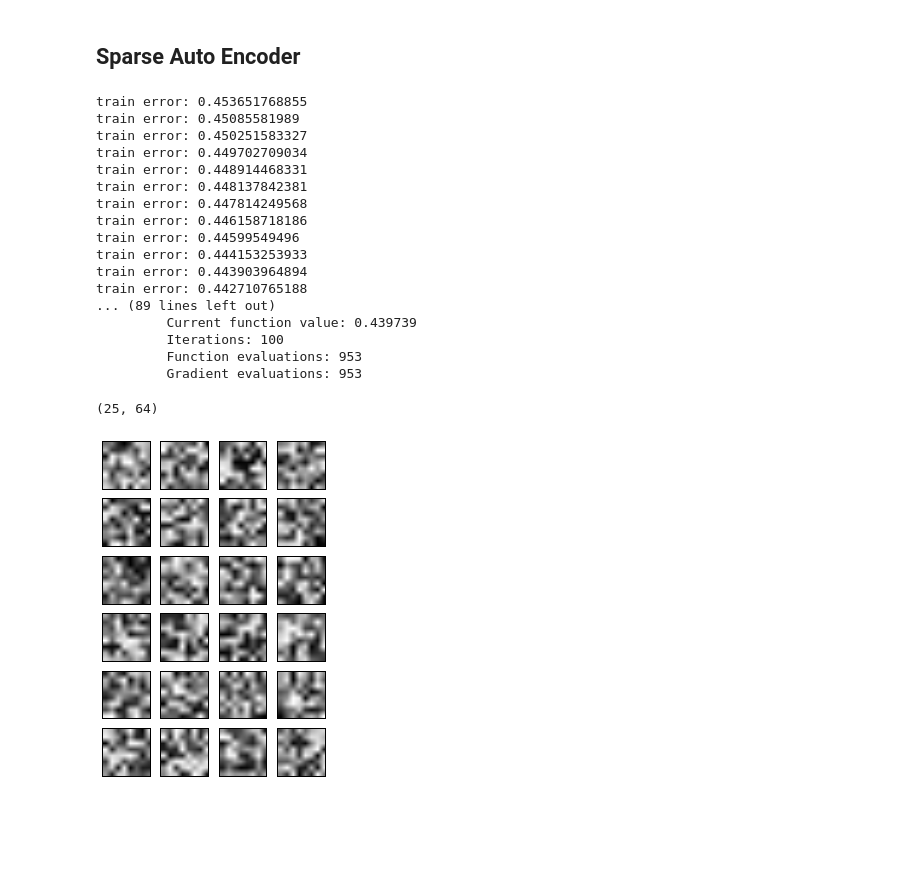
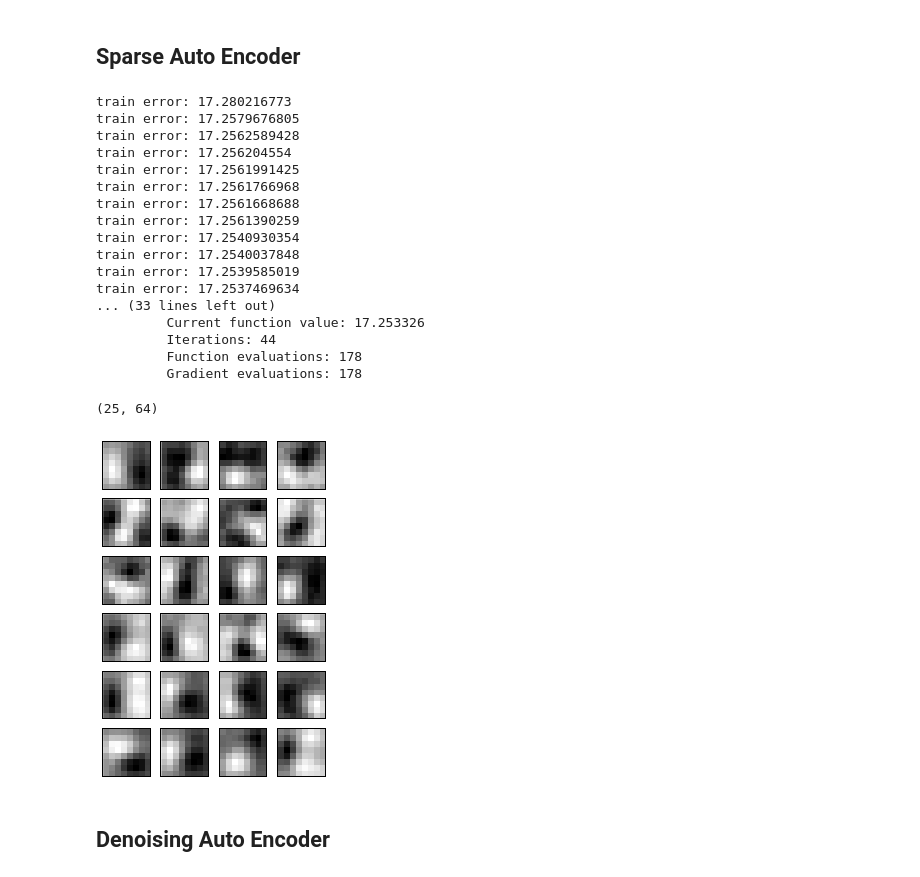
Before and after one commit to dolaameng/tutorials, a Jupyter notebook: ml-tutorials/BASIC_UFLDL_autoencoder.ipynb, the cells around one changed output. Cells and saved outputs as stored; diff of their text form; code cells hidden in the pictures; blank space fills up the shorter version.

```diff
--- a/ml-tutorials/BASIC_UFLDL_autoencoder.ipynb
+++ b/ml-tutorials/BASIC_UFLDL_autoencoder.ipynb
@@ -64,8 +64,8 @@ import theano
 import theano.tensor as T
 # %%
 class SparseAutoEncoder(object):
-    def __init__(self, n_visible, n_hidden, rao = 0.5,
-                     wd_coeff= 0.5, s_coeff = 0.2,
+    def __init__(self, n_visible, n_hidden, rao = 0.01,
+                     wd_coeff= 0.0001, s_coeff = 3,
                     X = None, theta = None):
         """
         Dimension of parameters:
@@ -103,10 +103,10 @@ class SparseAutoEncoder(object):
         ## 1. mean squared error
         ## 2. weigth decay - only on W terms (excluding b terms)
         ## 3. sparsity
-        self.squared_error = T.mean((self.Z - self.X) ** 2)
-        self.weight_decay = T.mean(self.W ** 2)
+        self.squared_error = T.mean(T.sum((self.Z - self.X) ** 2, axis = 1))
+        self.weight_decay = T.sum(self.W ** 2)
         sparsity = T.mean(self.Y, axis = 0) ## it is a vector of n_hidden
-        self.sparsity_penalty = T.mean(self.rao*(np.log(self.rao)-T.log(sparsity)) +
+        self.sparsity_penalty = T.sum(self.rao*(np.log(self.rao)-T.log(sparsity)) +
                                       (1-self.rao)*(np.log(1-self.rao)-T.log(1.-sparsity)))
         self.cost = self.squared_error + self.weight_decay * self.wd_coeff + self.sparsity_penalty * self.s_coeff
         ## gradient
@@ -152,9 +152,10 @@ from scipy import optimize
 
 n_visible = feats.shape[1]
 n_hidden = 25
-n_iters = 100
-theta0 = np.concatenate([np.random.uniform( low = -np.sqrt(6. / (n_visible + n_hidden)),
-                            high = np.sqrt(6. / (n_visible + n_hidden)),
+n_iters = 500
+theta0 = np.concatenate([np.random.uniform(
+                            low = -np.sqrt(6) / np.sqrt(n_visible + n_hidden+1),
+                            high = np.sqrt(6) / np.sqrt(n_visible + n_hidden+1),
                             size = (n_visible * n_hidden, )),
             np.zeros(n_visible),
             np.zeros(n_hidden)])
@@ -169,38 +170,40 @@ best_theta = optimize.fmin_cg(
     maxiter=n_iters,
     callback=callback)
 # %% [output]
-train error: 0.453651768855
-train error: 0.45085581989
-train error: 0.450251583327
-train error: 0.449702709034
-train error: 0.448914468331
-train error: 0.448137842381
-train error: 0.447814249568
-train error: 0.446158718186
-train error: 0.44599549496
-train error: 0.444153253933
-train error: 0.443903964894
-train error: 0.442710765188
-... (89 lines left out)
-         Current function value: 0.439739
-         Iterations: 100
-         Function evaluations: 953
-         Gradient evaluations: 953
+train error: 17.280216773
+train error: 17.2579676805
+train error: 17.2562589428
+train error: 17.256204554
+train error: 17.2561991425
+train error: 17.2561766968
+train error: 17.2561668688
+train error: 17.2561390259
+train error: 17.2540930354
+train error: 17.2540037848
+train error: 17.2539585019
+train error: 17.2537469634
+... (33 lines left out)
+         Current function value: 17.253326
+         Iterations: 44
+         Function evaluations: 178
+         Gradient evaluations: 178
 # %%
 ## display W matrix
 formula.theta.set_value(best_theta, borrow = True)
 W_value = formula.W.eval().T
 print W_value.shape
 
 ncols = 4
 nrows = W_value.shape[0]/ncols
 fig, axes = subplots(ncols = ncols, nrows = nrows, figsize = (1 * ncols, 1 * nrows))
 axes = axes.flatten()
 
 for i, ax in enumerate(axes):
     ax.get_xaxis().set_visible(False)
     ax.get_yaxis().set_visible(False)
-    ax.imshow(W_value[i].reshape(8, 8))
+    ax.imshow(W_value[i].reshape(8, 8), interpolation='none')
 # %% [output]
 (25, 64)
-[figure, old version]
+[figure, new version]
+# %% [markdown]
+## Denoising Auto Encoder
```
Also changed, not shown: parts of 5 cells of this notebook.
